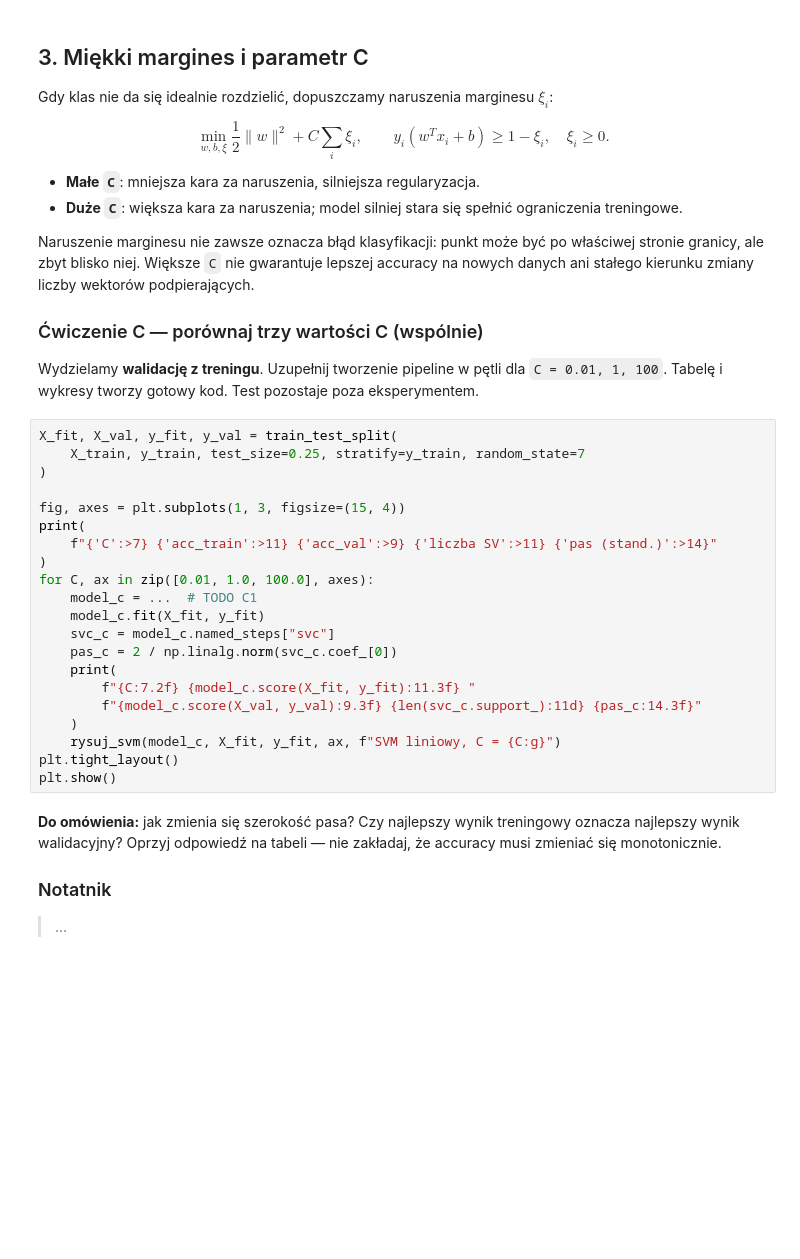
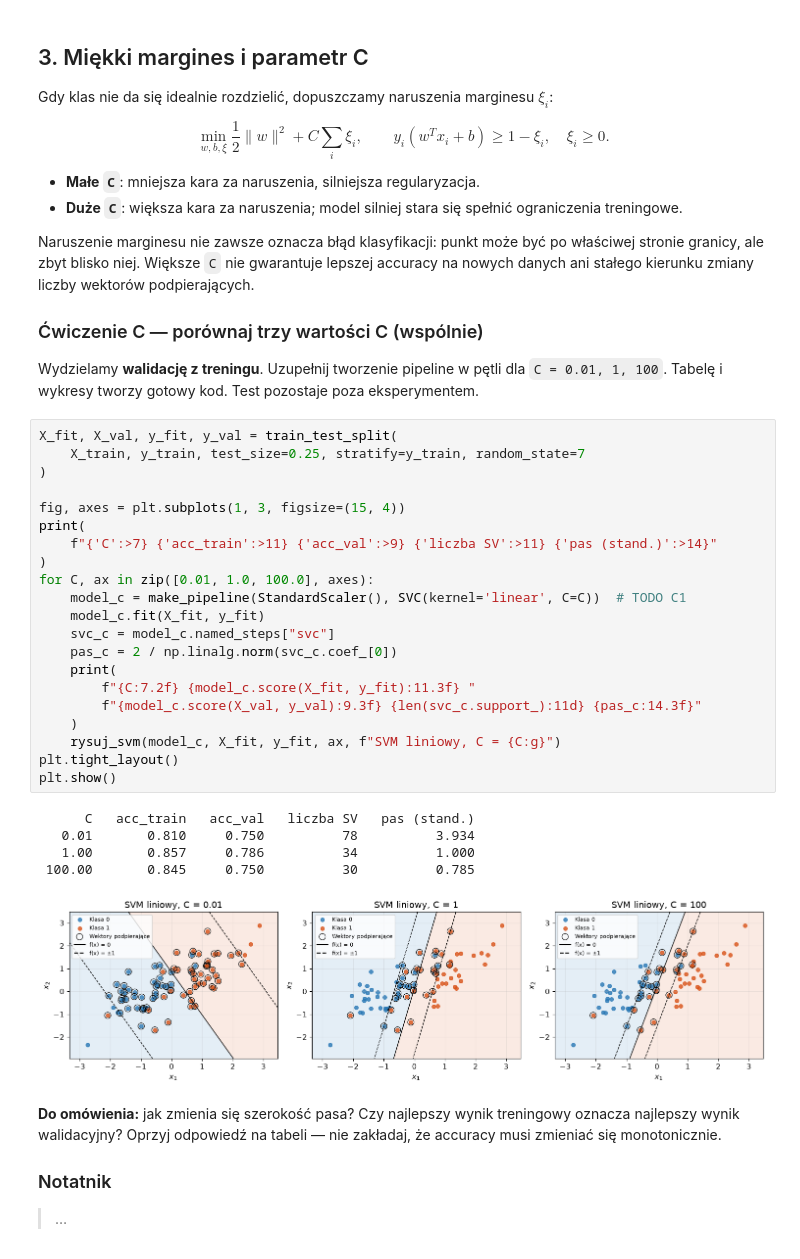
Before and after one commit to MichalPietruszynski7/um, a Jupyter notebook: lab1/lab01_fisher_svm.ipynb, the cells around one changed output. Saved outputs shown, nothing was run; the diff lists cells and outputs as text; blank space fills up the shorter version.

```diff
--- a/lab1/lab01_fisher_svm.ipynb
+++ b/lab1/lab01_fisher_svm.ipynb
@@ -357,24 +365,30 @@ dla `C = 0.01, 1, 100`. Tabelę i wykresy tworzy gotowy kod. Test pozostaje poza
 # %%
 X_fit, X_val, y_fit, y_val = train_test_split(
     X_train, y_train, test_size=0.25, stratify=y_train, random_state=7
 )
 
 fig, axes = plt.subplots(1, 3, figsize=(15, 4))
 print(
     f"{'C':>7} {'acc_train':>11} {'acc_val':>9} {'liczba SV':>11} {'pas (stand.)':>14}"
 )
 for C, ax in zip([0.01, 1.0, 100.0], axes):
-    model_c = ...  # TODO C1
+    model_c = make_pipeline(StandardScaler(), SVC(kernel='linear', C=C))  # TODO C1
     model_c.fit(X_fit, y_fit)
     svc_c = model_c.named_steps["svc"]
     pas_c = 2 / np.linalg.norm(svc_c.coef_[0])
     print(
         f"{C:7.2f} {model_c.score(X_fit, y_fit):11.3f} "
         f"{model_c.score(X_val, y_val):9.3f} {len(svc_c.support_):11d} {pas_c:14.3f}"
     )
     rysuj_svm(model_c, X_fit, y_fit, ax, f"SVM liniowy, C = {C:g}")
 plt.tight_layout()
 plt.show()
+# %% [output]
+      C   acc_train   acc_val   liczba SV   pas (stand.)
+   0.01       0.810     0.750          78          3.934
+   1.00       0.857     0.786          34          1.000
+ 100.00       0.845     0.750          30          0.785
+[figure, added]
 # %% [markdown]
 **Do omówienia:** jak zmienia się szerokość pasa? Czy najlepszy wynik treningowy
 oznacza najlepszy wynik walidacyjny? Oprzyj odpowiedź na tabeli — nie zakładaj,
```
Also changed, not shown: parts of 6 cells of this notebook.
